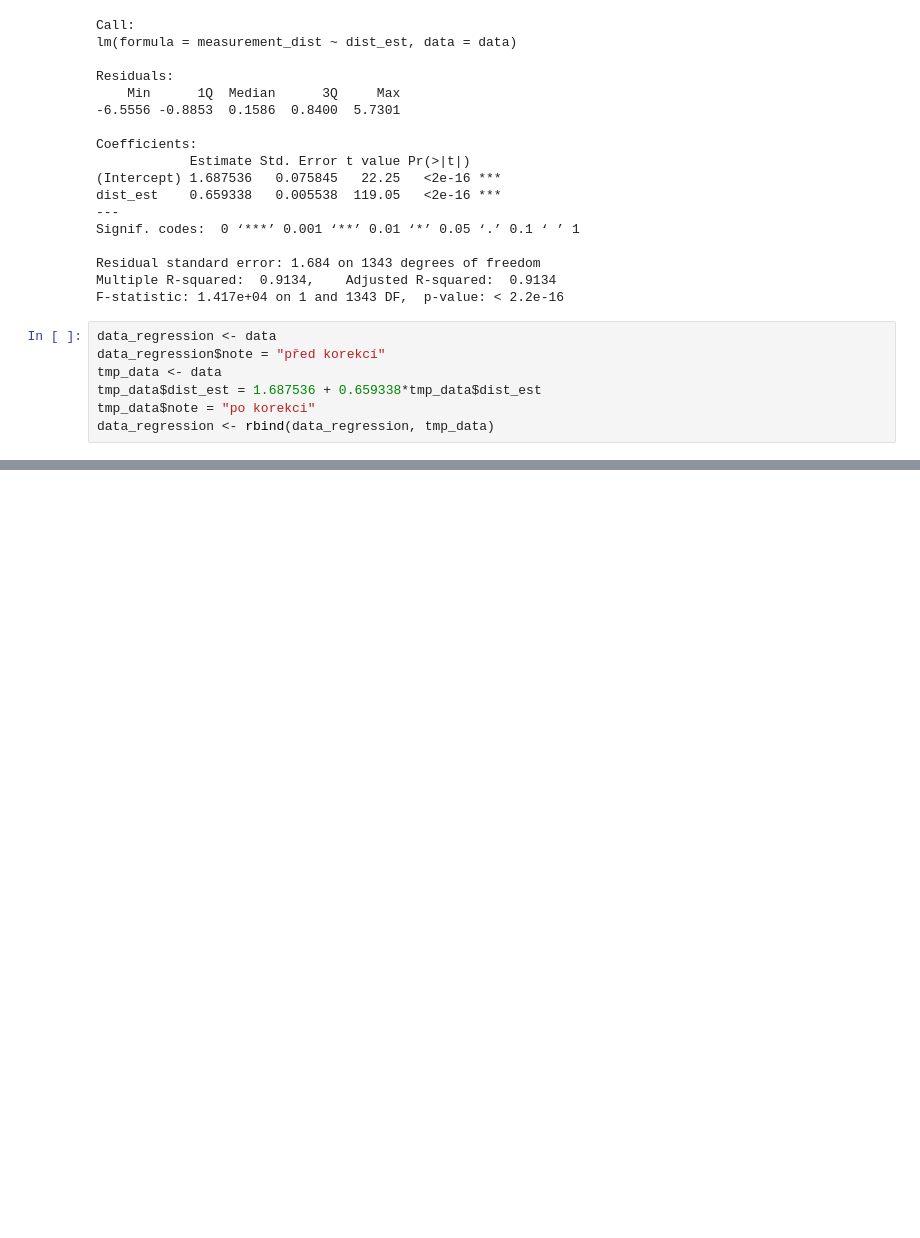
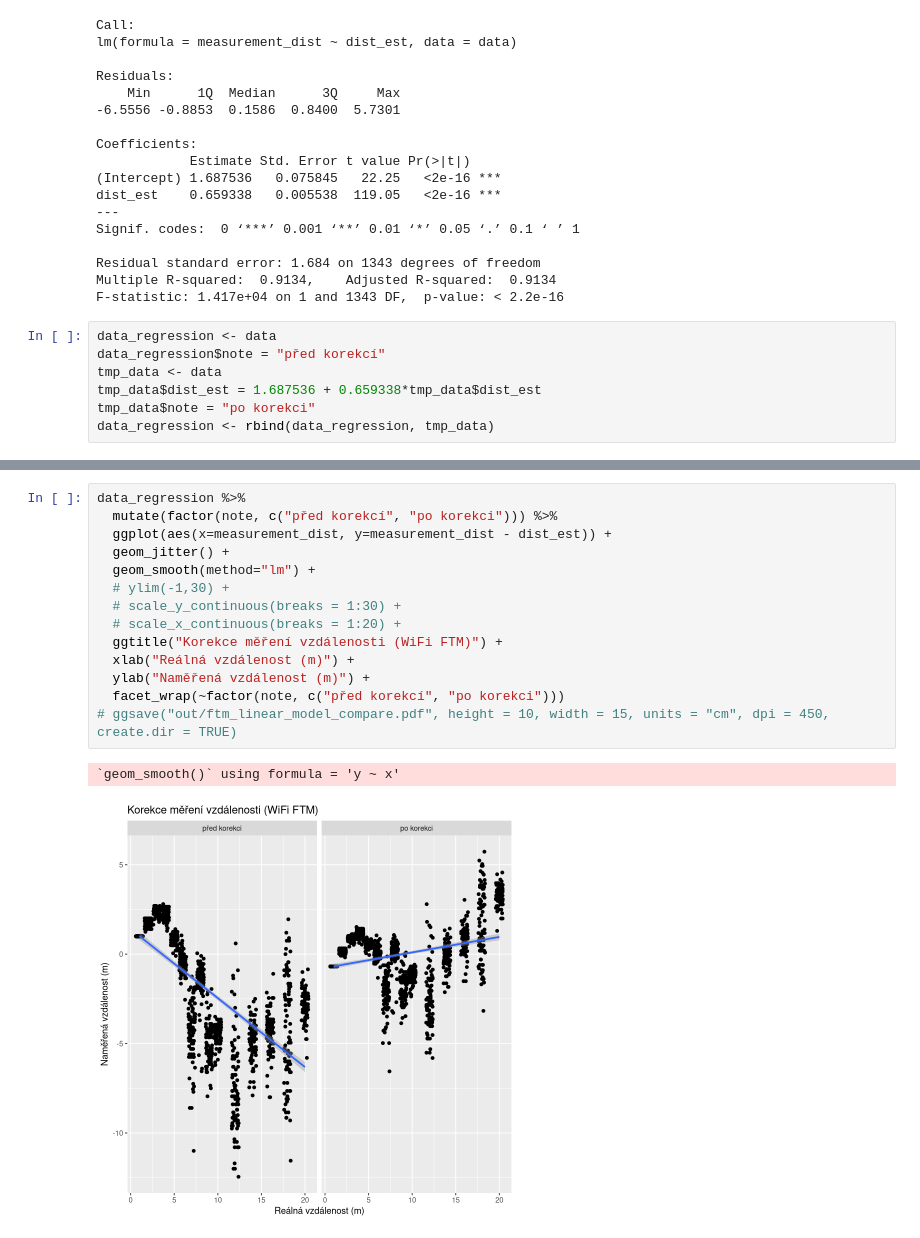
Before and after one commit to danielkurek/imf, a Jupyter notebook: distance-analysis/ftm_stat.ipynb, the cells around one changed output, grey strips where cells are left out. Drawn from its saved outputs; the diff is of its cells as text; blank space fills up the shorter version.

```diff
--- a/distance-analysis/ftm_stat.ipynb
+++ b/distance-analysis/ftm_stat.ipynb
@@ -321,0 +254,17 @@ Warning message:
+# %%
+data_regression %>%
+  mutate(factor(note, c("před korekcí", "po korekci"))) %>%
+  ggplot(aes(x=measurement_dist, y=measurement_dist - dist_est)) +
+  geom_jitter() +
+  geom_smooth(method="lm") +
+  # ylim(-1,30) +
+  # scale_y_continuous(breaks = 1:30) +
+  # scale_x_continuous(breaks = 1:20) +
+  ggtitle("Korekce měření vzdálenosti (WiFi FTM)") +
+  xlab("Reálná vzdálenost (m)") +
+  ylab("Naměřená vzdálenost (m)") +
+  facet_wrap(~factor(note, c("před korekcí", "po korekci")))
+# ggsave("out/ftm_linear_model_compare.pdf", height = 10, width = 15, units = "cm", dpi = 450, create.dir = TRUE)
+# %% [output]
+`geom_smooth()` using formula = 'y ~ x'
+[figure, added]
```
Also changed, not shown: parts of 4 cells of this notebook, 1 other file.
